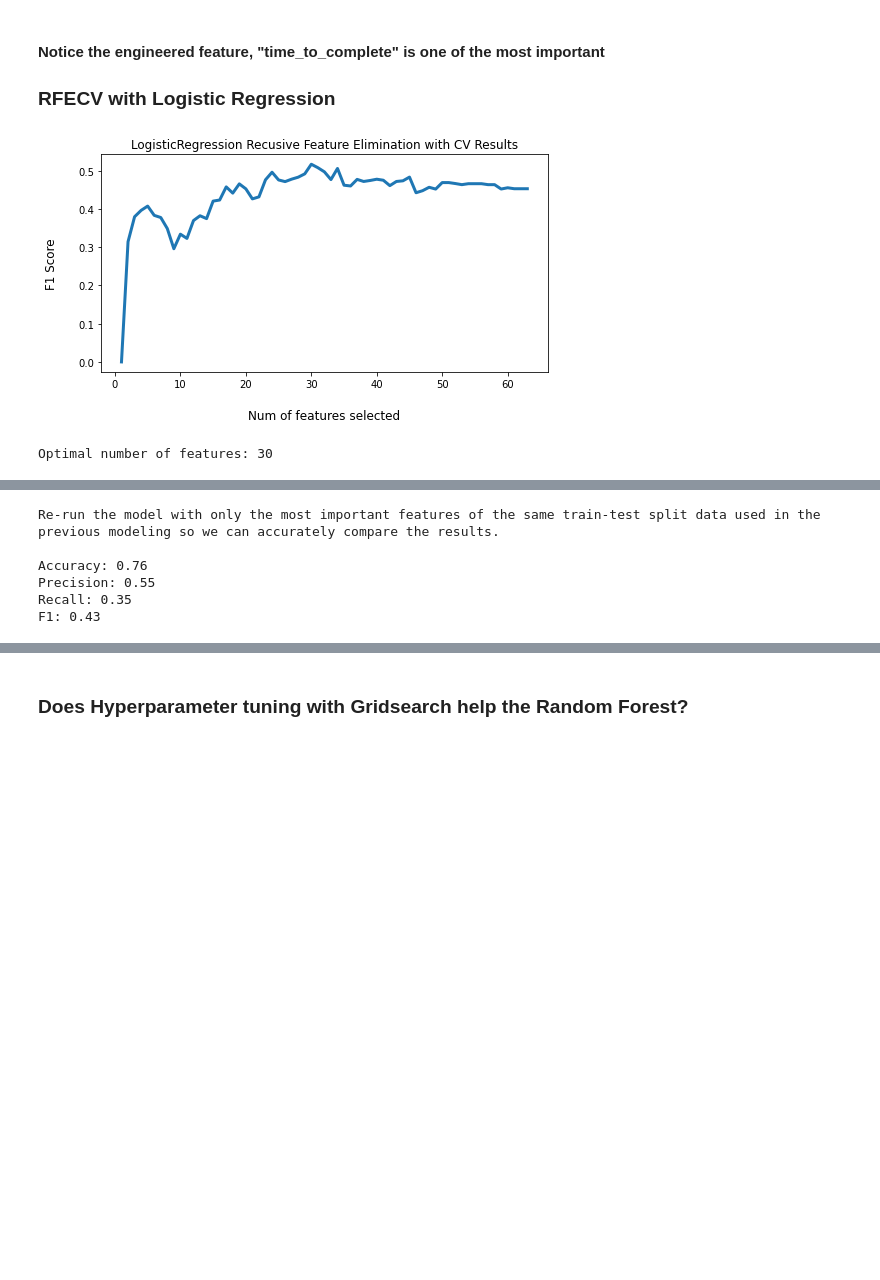
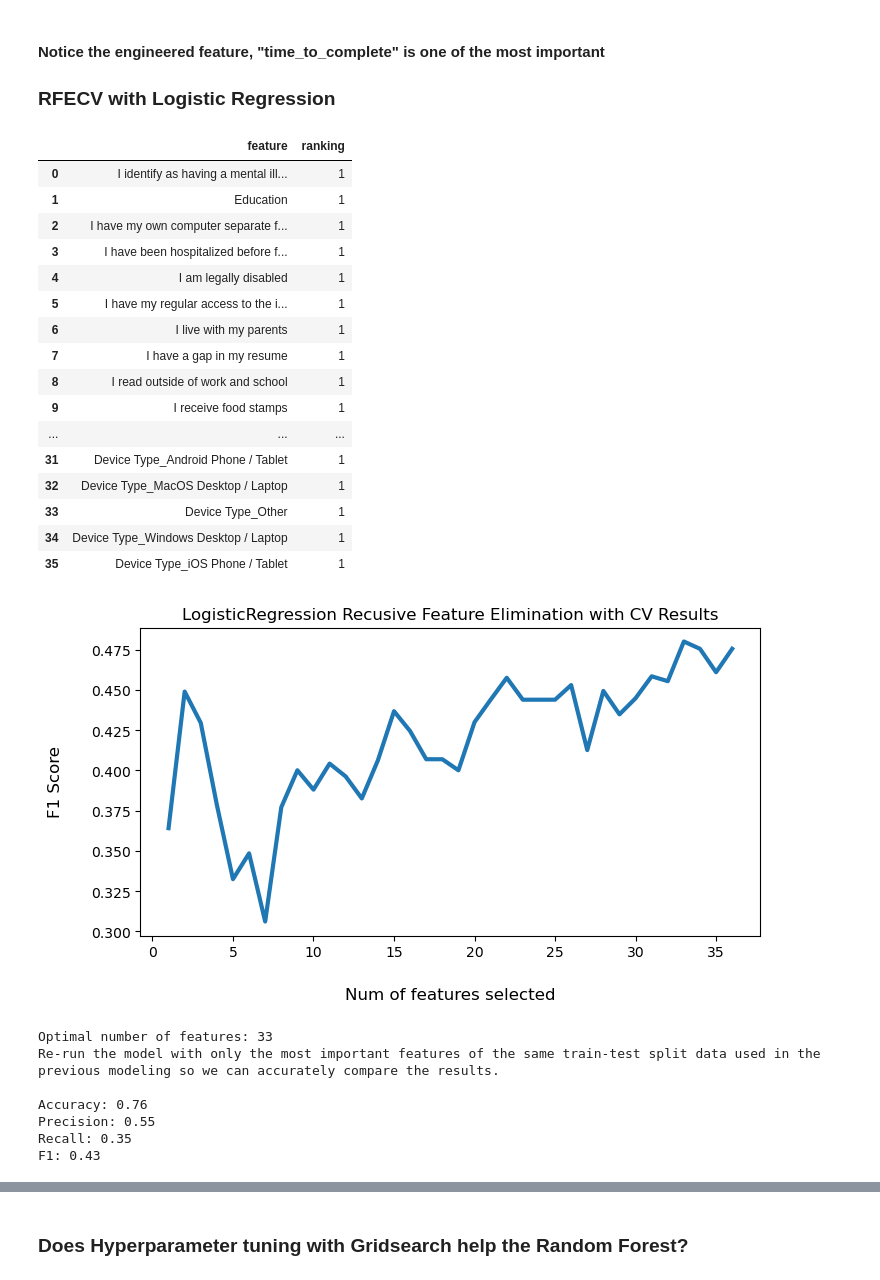
Before and after one commit to camerongridley/UnemploymentMentalHealth, a Jupyter notebook: notebooks/ModelingV3.ipynb, the cells around one changed output, grey strips where cells are left out. Saved outputs shown, nothing was run; the diff lists cells and outputs as text; code cells hidden in the pictures; blank space fills up the shorter version.

```diff
--- a/notebooks/ModelingV3.ipynb
+++ b/notebooks/ModelingV3.ipynb
@@ -56,3 +92,4 @@ y = encoded_df['I am unemployed']
 X = encoded_df.drop('I am unemployed', axis=1)
 
 X_train, X_test, y_train, y_test = train_test_split(X, y, test_size = .2, random_state=random_seed, stratify=y)
+X_train_scaled, X_test_scaled  = scale_and_merge(X_train, X_test, features_to_scale)
@@ -185,3 +244,3 @@ Best F1 Score: 0.7530864197530863
 # %%
-score_fitted_model(gridpipe_lr, X_test_scaled, y_test, file_name=None, title='Logistic Regression Gridsearch')
+score_fitted_model(gridpipe_lr, X_test_scaled, y_test, file_name='conf_mat_log_reg_gridsearch', title='Logistic Regression Gridsearch')
 # %% [output]
@@ -219,3 +272,3 @@ Best F1 Score: 0.9465648854961832
 # %%
-score_fitted_model(gridpipe_rf, X_test, y_test, title='Random Forest Gridsearch')
+score_fitted_model(gridpipe_rf, X_test, y_test, file_name='conf_mat_rand_for_gridsearch', title='Random Forest GridSearch')
 # %% [output]
@@ -298,35 +324,34 @@ def get_top_rfe_features(X, rfecv):
     return X_most_imp
 # %%
 def run_rfe(X, y, model, base_filename, rfe_scoring='f1', scale_features=False):
+    """
+
+    """
+    X_train, X_test, y_train, y_test = train_test_split(X, y, test_size = .2, random_state=random_seed, stratify=y)
+    X_train_scaled, X_test_scaled  = scale_and_merge(X_train, X_test, features_to_scale)
+
     rfecv = RFECV(estimator=model, step=1, cv=StratifiedKFold(10), scoring=rfe_scoring, n_jobs=-1)
 
-    # this step is undesireable - scaling the entire X matrix will create data leakage - but I can't figure out how to scale within the RFECV process
     if scale_features:
-        X2 = StandardScaler().fit_transform(X)
-        rfecv.fit(X2, y)
+        # there will be some data leakage here since we are scaling all the data being fit in the rfecv but it should be acceptable since it isn't affecting the model scoring
+        rfecv.fit(X_train_scaled, y_train)
+        most_imp = get_top_rfe_features(X_train_scaled, rfecv).columns
     else:
-        X2 = X.copy()
-
-    rfecv.fit(X2, y)
+        rfecv.fit(X_train, y_train)
+        most_imp = get_top_rfe_features(X_train, rfecv).columns
 
     plot_best_num_of_features(model, rfecv, rfe_scoring, base_filename)
 
-    # Here we use the original X data so that proper scaling can occur if needed
-    X_most_imp = get_top_rfe_features(X, rfecv)
-
-    X_train_rfe, X_test_rfe, y_train_rfe, y_test_rfe = train_test_split(X_most_imp, y, test_size = .2, random_state=random_seed, stratify=y)
-
-    if scale_features:
-        scaler_rfe = StandardScaler()
-        X_train_rfe  = scaler_rfe.fit_transform(X_train_rfe)
-        X_test_rfe = scaler_rfe.transform(X_test_rfe)
-
-    model.fit(X_train_rfe, y_train_rfe)
     print('Re-run the model with only the most important features of the same train-test split data used in the previous modeling so we can accurately compare the results.')
     print('')
-    score_fitted_model(model, X_test_rfe, y_test_rfe, file_name=f'{base_filename}_conf_mat_rfe', title=f'{model.__class__.__name__} with RFECV')
+    if scale_features:
+        model.fit(X_train_scaled[most_imp], y_train)
+        score_fitted_model(model, X_test_scaled[most_imp], y_test, file_name=f'{base_filename}_conf_mat_rfe', title=f'{model.__class__.__name__} with RFECV')
+    else:
+        model.fit(X_train[most_imp], y_train)
+        score_fitted_model(model, X_test[most_imp], y_test, file_name=f'{base_filename}_conf_mat_rfe', title=f'{model.__class__.__name__} with RFECV')
 
-    return X_most_imp.columns
+    return most_imp, model
 # %% [markdown]
 ### RFECV with Random Forest
 # %%
@@ -356,7 +388,30 @@ F1: 0.56
 
 ### RFECV with Logistic Regression
 # %%
-X_most_imp_log_reg = run_rfe(X, y, LogisticRegression(random_state=random_seed), base_filename='logistic_regression', scale_features=True)
+X_most_imp_log_reg, lr_rfe_model = run_rfe(X, y, LogisticRegression(random_state=random_seed), base_filename='logistic_regression', scale_features=True)
 # %% [output]
+|  | feature | ranking |
+| 0 | I identify as having a mental ill... | 1 |
+| 1 | Education | 1 |
+| 2 | I have my own computer separate f... | 1 |
+| 3 | I have been hospitalized before f... | 1 |
+| 4 | I am legally disabled | 1 |
+| 5 | I have my regular access to the i... | 1 |
+| 6 | I live with my parents | 1 |
+| 7 | I have a gap in my resume | 1 |
+| 8 | I read outside of work and school | 1 |
+| 9 | I receive food stamps | 1 |
+| ... | ... | ... |
+| 31 | Device Type_Android Phone / Tablet | 1 |
+| 32 | Device Type_MacOS Desktop / Laptop | 1 |
+| 33 | Device Type_Other | 1 |
+| 34 | Device Type_Windows Desktop / Laptop | 1 |
+| 35 | Device Type_iOS Phone / Tablet | 1 |
-[figure, old version]
+[figure, new version]
-Optimal number of features: 30
+Optimal number of features: 33
+Re-run the model with only the most important features of the same train-test split data used in the previous modeling so we can accurately compare the results.
+
+Accuracy: 0.76
+Precision: 0.55
+Recall: 0.35
+F1: 0.43
@@ -380,6 +417,0 @@ Optimal number of features: 30
-Re-run the model with only the most important features of the same train-test split data used in the previous modeling so we can accurately compare the results.
-
-Accuracy: 0.76
-Precision: 0.55
-Recall: 0.35
-F1: 0.43
```
Also changed, not shown: parts of 39 cells of this notebook, 28 other files.
